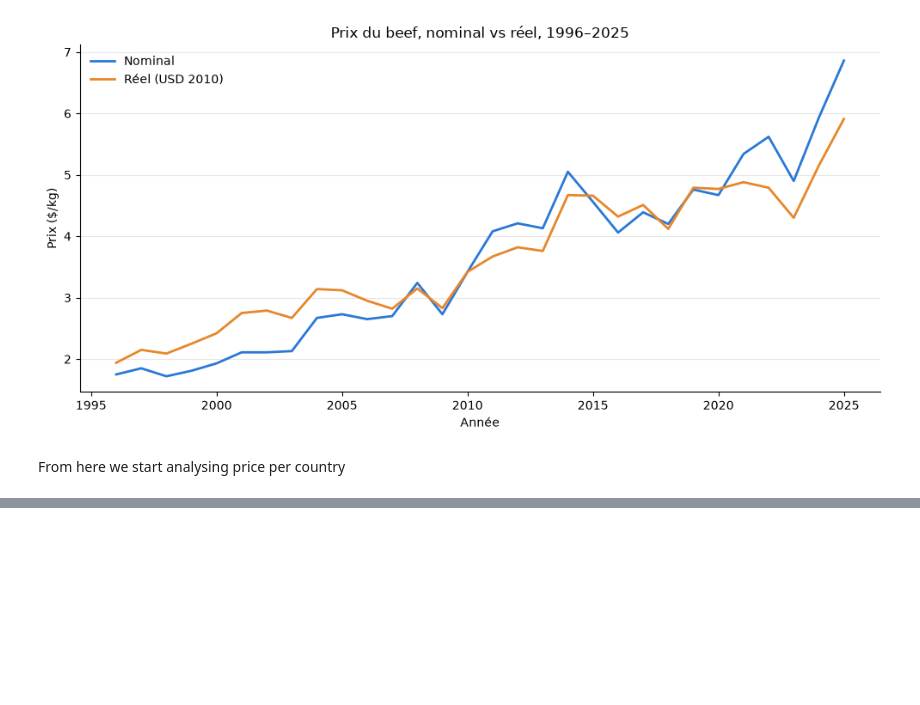
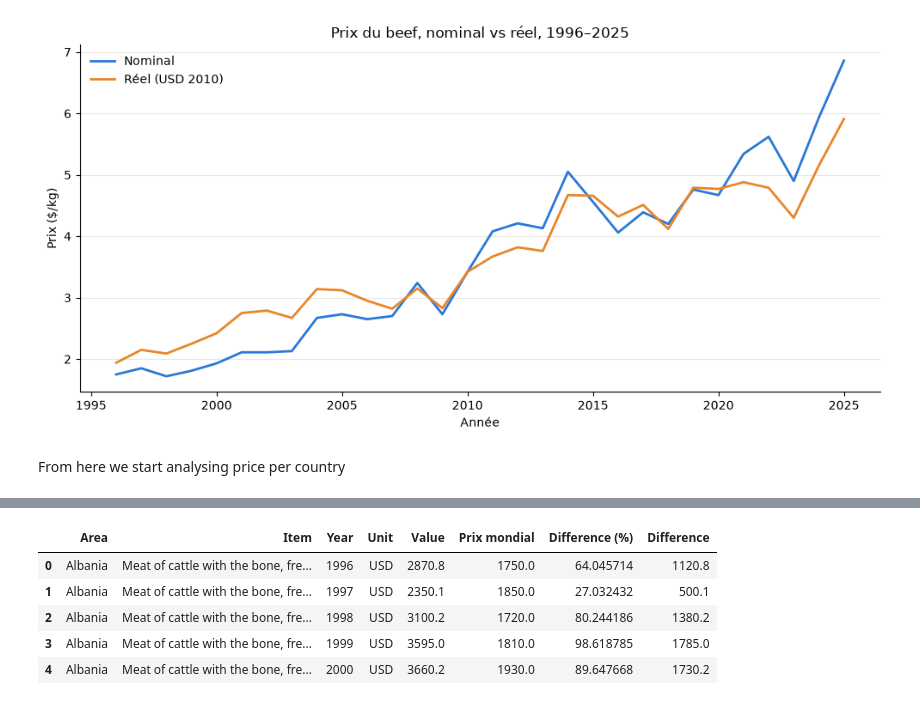
Before and after one commit to AndrewEberhardt/DataScienceProject, a Jupyter notebook: notebooks/david/david.com.price.ipynb, the cells around one changed output, grey strips where cells are left out. Saved outputs shown, nothing was run; the diff lists cells and outputs as text; code cells hidden in the pictures; blank space fills up the shorter version.

```diff
--- a/notebooks/david/david.com.price.ipynb
+++ b/notebooks/david/david.com.price.ipynb
@@ -167,0 +179,7 @@ From here we start analysing price per country
+# %%
+cattle = price_data.loc[
+    (price_data["Year"] >= 1996)
+    & (price_data["Item"] == "Meat of cattle with the bone, fresh or chilled"),
+    ["Area", "Item", "Year", "Unit", "Value"]
+].reset_index(drop=True)
+cattle.head()
@@ -167,0 +193,5 @@ From here we start analysing price per country
+# %%
+beef = df.loc[df["year"] >= 1996, ["year", "Beef"]]
+
+cattle = cattle.merge(beef, left_on="Year", right_on="year", how="left").drop(columns="year")
+cattle.head()
@@ -167,0 +205,5 @@ From here we start analysing price per country
+# %%
+
+cattle["Beef"] = cattle["Beef"] * 1000
+cattle = cattle.rename(columns={"Beef": "Prix mondial"})
+cattle.head()
@@ -167,0 +217,10 @@ From here we start analysing price per country
+# %%
+cattle["Difference"] = cattle["Value"] - cattle["Prix mondial"]
+cattle.head()
+# %% [output]
+|  | Area | Item | Year | Unit | Value | Prix mondial | Difference (%) | Difference |
+| 0 | Albania | Meat of cattle with the bone, fre... | 1996 | USD | 2870.8 | 1750.0 | 64.045714 | 1120.8 |
+| 1 | Albania | Meat of cattle with the bone, fre... | 1997 | USD | 2350.1 | 1850.0 | 27.032432 | 500.1 |
+| 2 | Albania | Meat of cattle with the bone, fre... | 1998 | USD | 3100.2 | 1720.0 | 80.244186 | 1380.2 |
+| 3 | Albania | Meat of cattle with the bone, fre... | 1999 | USD | 3595.0 | 1810.0 | 98.618785 | 1785.0 |
+| 4 | Albania | Meat of cattle with the bone, fre... | 2000 | USD | 3660.2 | 1930.0 | 89.647668 | 1730.2 |
```
Also changed, not shown: parts of 8 cells of this notebook.
